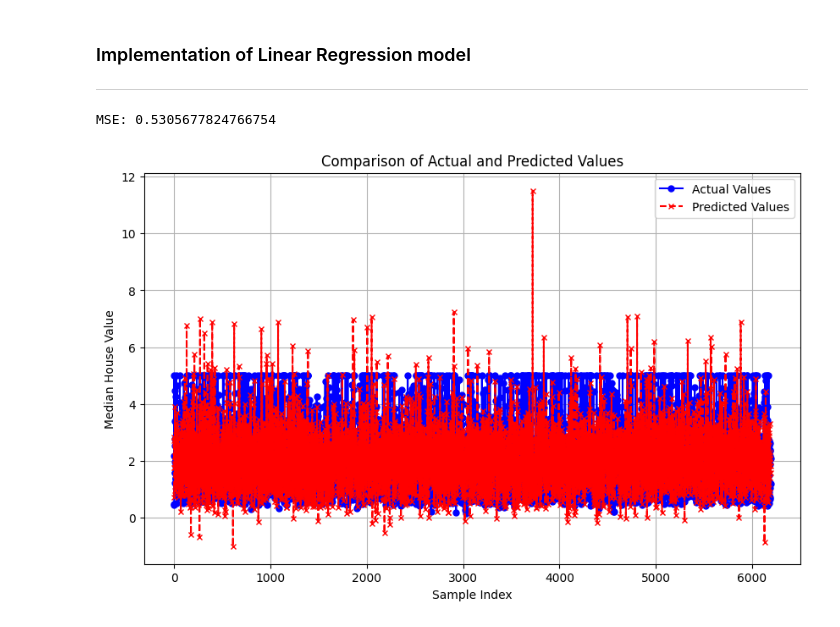
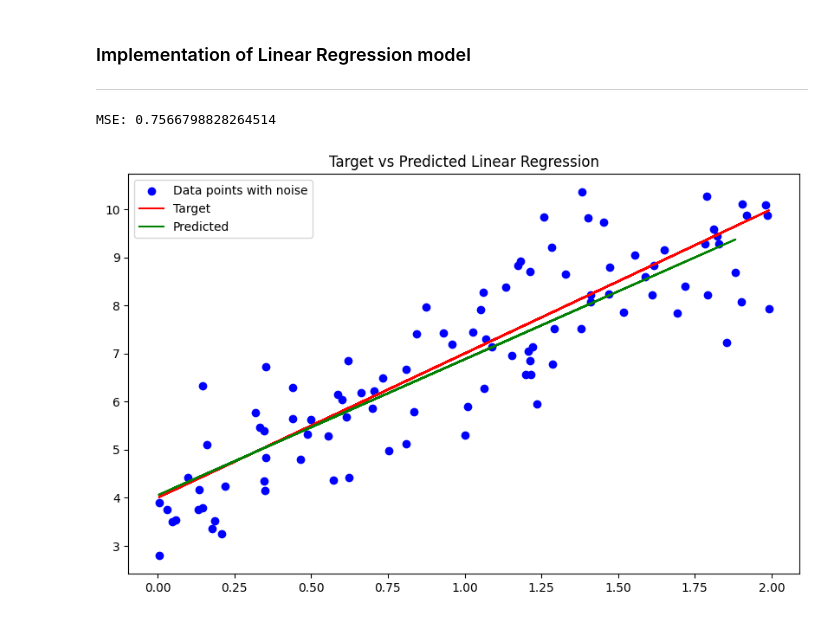
Before and after one commit to jlopezestrada/sklearn-basics, a Jupyter notebook: supervised_learning/01_linear_regression_basic_example.ipynb, the cells around one changed output. Saved outputs shown, nothing was run; the diff lists cells and outputs as text; code cells hidden in the pictures.

```diff
--- a/supervised_learning/01_linear_regression_basic_example.ipynb
+++ b/supervised_learning/01_linear_regression_basic_example.ipynb
@@ -38,25 +38,22 @@ from sklearn.model_selection import train_test_split
 from sklearn.linear_model import LinearRegression
 from sklearn.metrics import mean_squared_error
 # %%
-X_train, X_test, y_train, y_test = train_test_split(X, y, test_size=0.3, random_state=42)
+X_train, X_test, y_train, y_test = train_test_split(x, y, test_size=0.3, random_state=42)
 
 model = LinearRegression()
 model.fit(X_train, y_train)
 
 y_pred = model.predict(X_test)
 mse = mean_squared_error(y_test, y_pred)
 print(f"MSE: {mse}")
+
+plt.figure(figsize=(10, 6))
+plt.title("Target vs Predicted Linear Regression")
+plt.scatter(x, y, color='blue', label='Data points with noise')
+plt.plot(x, y_true, color='red', label='Target')
+plt.plot(X_test, y_pred, color='green', label='Predicted')
+plt.legend()
+plt.show()
 # %% [output]
-MSE: 0.5305677824766754
+MSE: 0.7566798828264514
+[figure, added]
-# %%
-plt.figure(figsize=(10, 6))
-plt.plot(y_test, label='Actual Values', color='blue', marker='o', linestyle='-', markersize=5)  # Actual values
-plt.plot(y_pred, label='Predicted Values', color='red', marker='x', linestyle='--', markersize=5)  # Predicted values
-plt.title('Comparison of Actual and Predicted Values')  # Add a title
-plt.xlabel('Sample Index')  # Label for the x-axis
-plt.ylabel('Median House Value')  # Label for the y-axis
-plt.legend()  # Add a legend to indicate which line is which
-plt.grid(True)  # Add grid for easier readability
-plt.show()
-# %% [output]
-[figure, removed]
```
